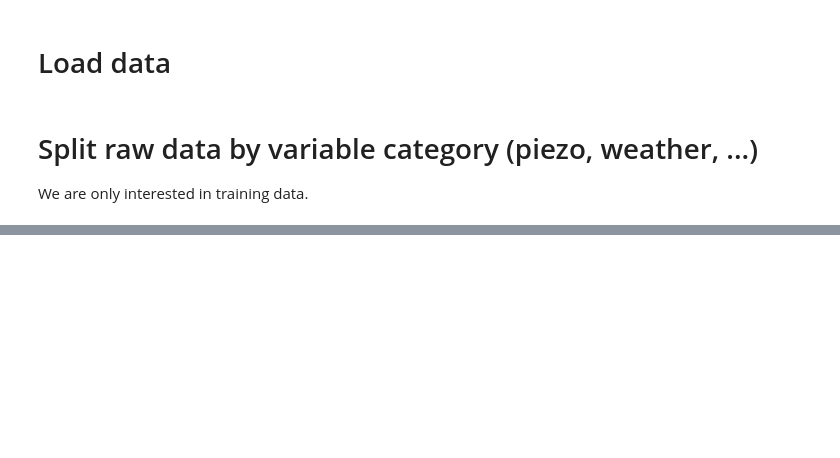
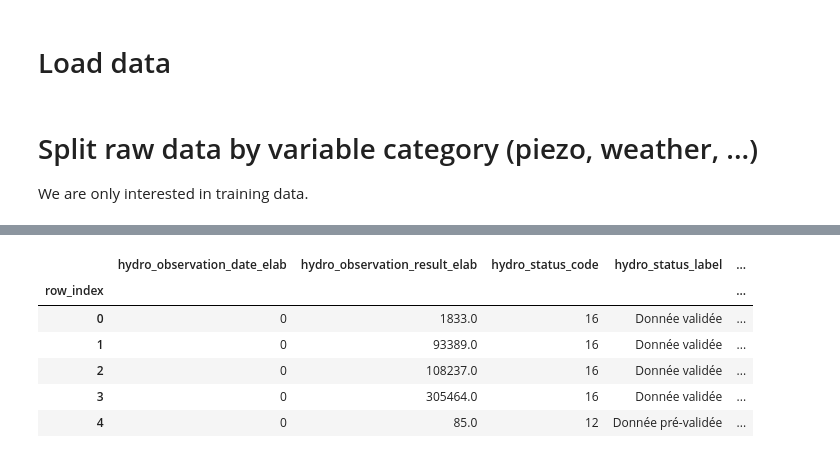
Before and after one commit to moranenzo/H-ckaton, a Jupyter notebook: hydrology_feature_engineering.ipynb, the cells around one changed output, grey strips where cells are left out. Drawn from its saved outputs; the diff is of its cells as text; code cells hidden in the pictures; blank space fills up the shorter version.

```diff
--- a/hydrology_feature_engineering.ipynb
+++ b/hydrology_feature_engineering.ipynb
@@ -146,0 +189,28 @@ hydro_variables.head()
+# %%
+# Convert to datetime
+from datetime import datetime
+
+def days_since_start_of_2020(date_str):
+    # Convertir la date en un objet datetime
+    parsed_date = pd.to_datetime(date_str, format='%Y-%m-%d')
+
+    # Fixer la date de référence (1er janvier 2022)
+    ref_date = datetime(2020, 1, 1)
+
+    # Calculer le delta entre la date et le 1er janvier 2022
+    delta = parsed_date - ref_date
+
+    # Retourner le nombre de jours écoulés
+    return delta.days
+
+hydro_variables['hydro_observation_date_elab'] = hydro_variables['hydro_observation_date_elab'].apply(days_since_start_of_2020)
+# hydro_variables["hydro_observation_date_elab"] = pd.to_datetime(hydro_variables['hydro_observation_date_elab'], errors='coerce')
+hydro_variables.head()
+# %% [output]
+|  | hydro_observation_date_elab | hydro_observation_result_elab | hydro_status_code | hydro_status_label | ... |
+| row_index |  |  |  |  | ... |
+| 0 | 0 | 1833.0 | 16 | Donnée validée | ... |
+| 1 | 0 | 93389.0 | 16 | Donnée validée | ... |
+| 2 | 0 | 108237.0 | 16 | Donnée validée | ... |
+| 3 | 0 | 305464.0 | 16 | Donnée validée | ... |
+| 4 | 0 | 85.0 | 12 | Donnée pré-validée | ... |
```
Also changed, not shown: parts of 28 cells of this notebook.
